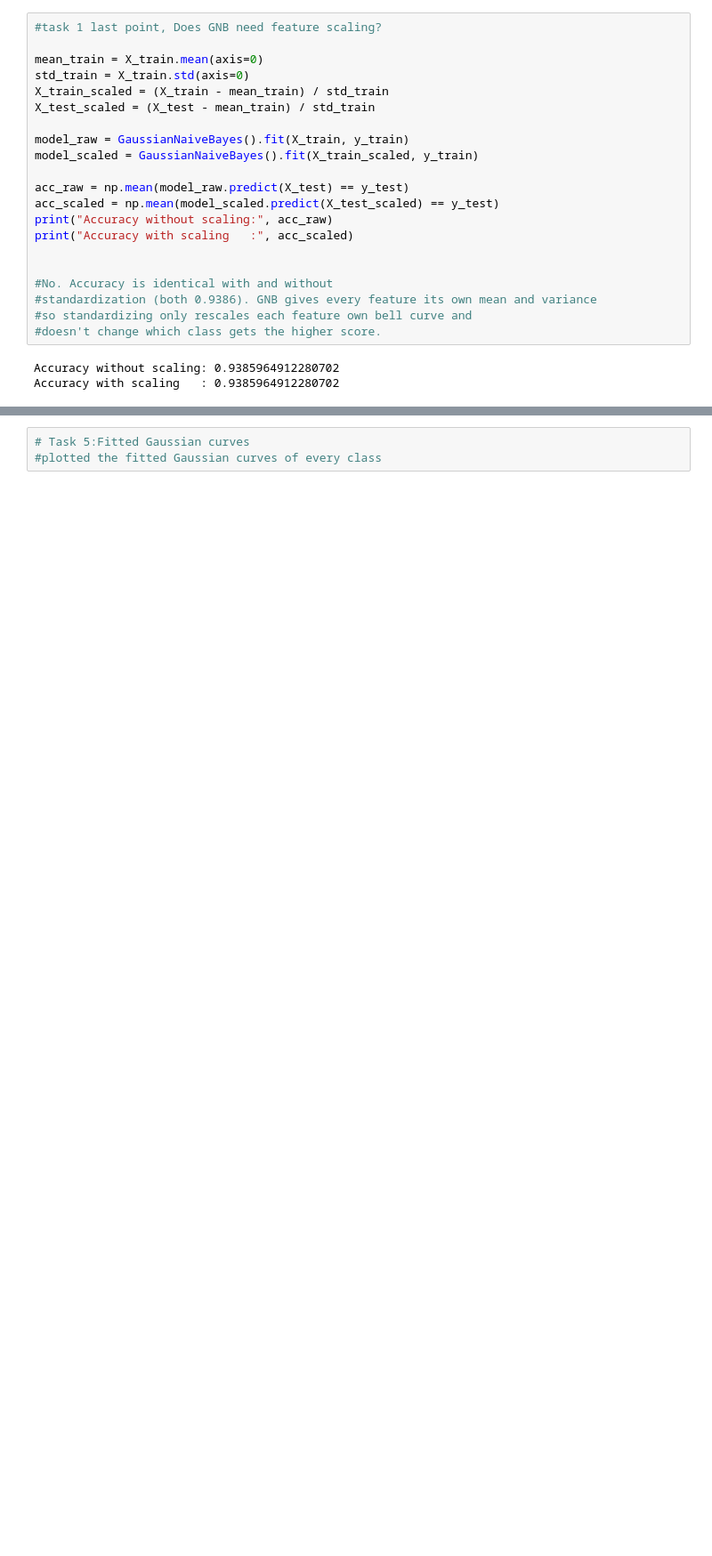
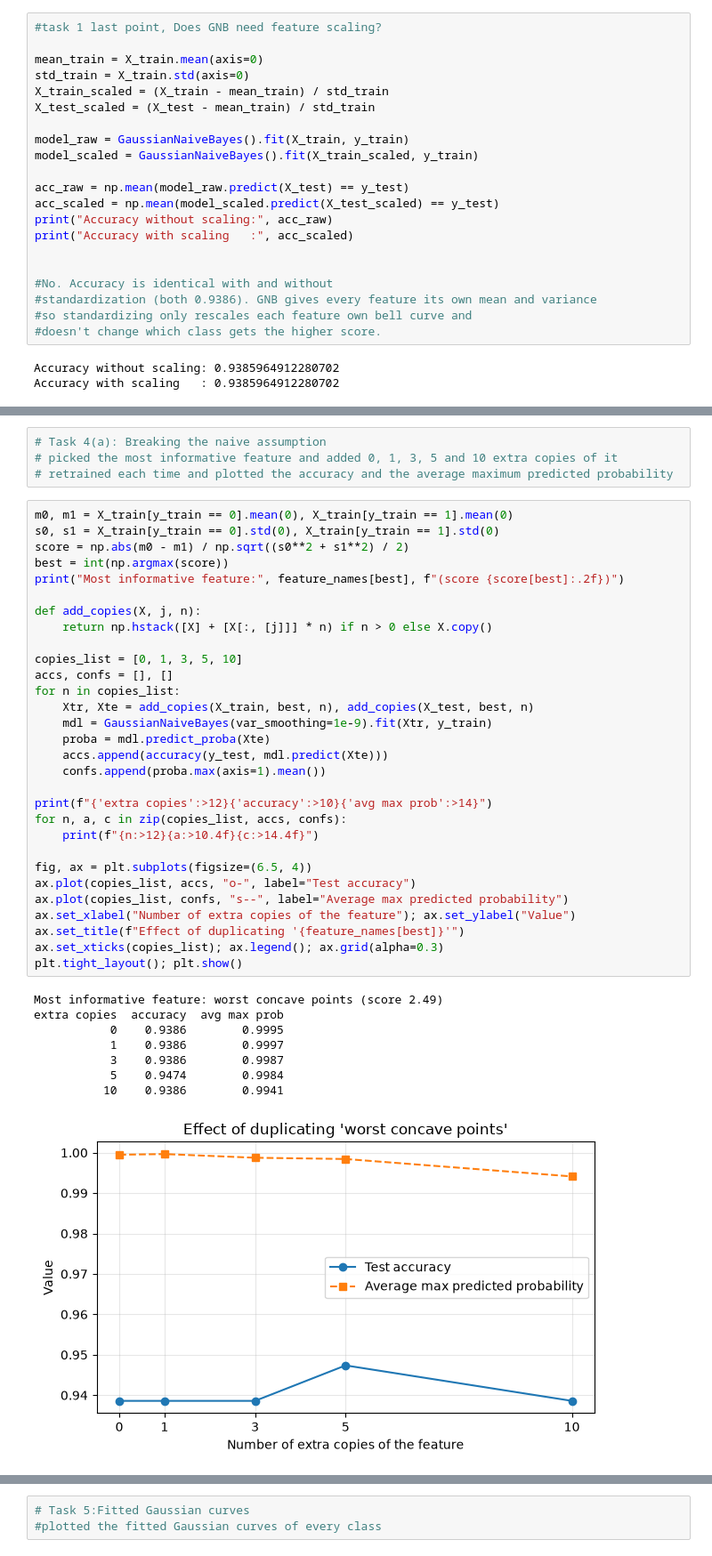
Before and after one commit to Jana-ctrl-s/Gaussian-Naive-Bayes-from-Scratch, a Jupyter notebook: GNB_20240759_20240650.ipynb, the cells around one changed output, grey strips where cells are left out. Shown at 89% size. Cells and saved outputs as stored; diff of their text form; blank space fills up the shorter version.

```diff
--- a/GNB_20240759_20240650.ipynb
+++ b/GNB_20240759_20240650.ipynb
@@ -338,0 +427,43 @@ Accuracy with scaling   : 0.9385964912280702
+# %%
+# Task 4(a): Breaking the naive assumption
+# picked the most informative feature and added 0, 1, 3, 5 and 10 extra copies of it
+# retrained each time and plotted the accuracy and the average maximum predicted probability
+# %%
+m0, m1 = X_train[y_train == 0].mean(0), X_train[y_train == 1].mean(0)
+s0, s1 = X_train[y_train == 0].std(0), X_train[y_train == 1].std(0)
+score = np.abs(m0 - m1) / np.sqrt((s0**2 + s1**2) / 2)
+best = int(np.argmax(score))
+print("Most informative feature:", feature_names[best], f"(score {score[best]:.2f})")
+
+def add_copies(X, j, n):
+    return np.hstack([X] + [X[:, [j]]] * n) if n > 0 else X.copy()
+
+copies_list = [0, 1, 3, 5, 10]
+accs, confs = [], []
+for n in copies_list:
+    Xtr, Xte = add_copies(X_train, best, n), add_copies(X_test, best, n)
+    mdl = GaussianNaiveBayes(var_smoothing=1e-9).fit(Xtr, y_train)
+    proba = mdl.predict_proba(Xte)
+    accs.append(accuracy(y_test, mdl.predict(Xte)))
+    confs.append(proba.max(axis=1).mean())
+
+print(f"{'extra copies':>12}{'accuracy':>10}{'avg max prob':>14}")
+for n, a, c in zip(copies_list, accs, confs):
+    print(f"{n:>12}{a:>10.4f}{c:>14.4f}")
+
+fig, ax = plt.subplots(figsize=(6.5, 4))
+ax.plot(copies_list, accs, "o-", label="Test accuracy")
+ax.plot(copies_list, confs, "s--", label="Average max predicted probability")
+ax.set_xlabel("Number of extra copies of the feature"); ax.set_ylabel("Value")
+ax.set_title(f"Effect of duplicating '{feature_names[best]}'")
+ax.set_xticks(copies_list); ax.legend(); ax.grid(alpha=0.3)
+plt.tight_layout(); plt.show()
+# %% [output]
+Most informative feature: worst concave points (score 2.49)
+extra copies  accuracy  avg max prob
+           0    0.9386        0.9995
+           1    0.9386        0.9997
+           3    0.9386        0.9987
+           5    0.9474        0.9984
+          10    0.9386        0.9941
+[figure, added]
```
Also changed, not shown: parts of 10 cells of this notebook.
